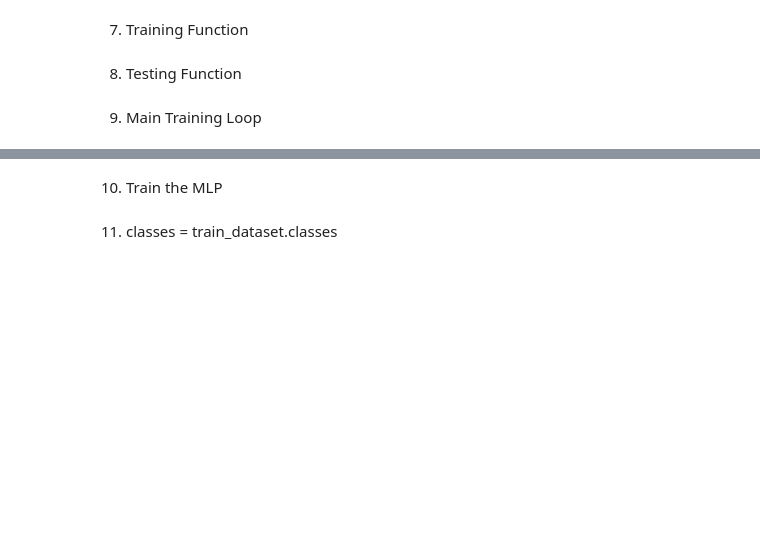
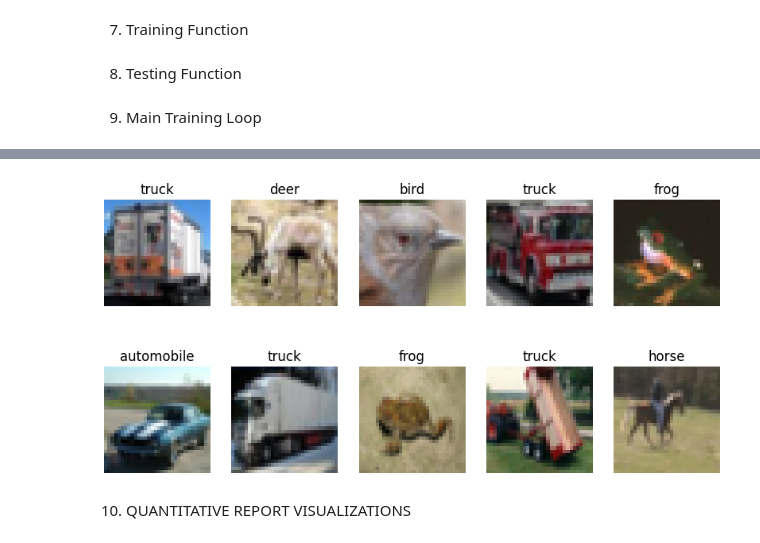
Before and after one commit to OistrakhAleksandra/MachineLearning_CNN_and_MLP_Project, a Jupyter notebook: Instructions/Project_#2_Original_Code.ipynb, the cells around one changed output, grey strips where cells are left out. Saved outputs shown, nothing was run; the diff lists cells and outputs as text; code cells hidden in the pictures; blank space fills up the shorter version.

```diff
--- a/Instructions/Project_#2_Original_Code.ipynb
+++ b/Instructions/Project_#2_Original_Code.ipynb
@@ -127,14 +121,10 @@ class InitialMLP(nn.Module):
 # %% [markdown]
 6. Initialize Network
 # %%
+# --- Optimization Setup for CNN ---
 model = InitialCNN().to(device)
-
 criterion = nn.CrossEntropyLoss()
-
-optimizer = optim.Adam(
-    model.parameters(),
-    lr=0.001
-)
+optimizer = optim.Adam(model.parameters(), lr=0.001)
 # %% [markdown]
 7. Training Function
 # %%
@@ -228,36 +201,55 @@ def test(model, loader):
 # %%
 num_epochs = 15
 
-train_losses = []
-test_losses = []
-
-train_accs = []
-test_accs = []
+train_losses, test_losses = [], []
+train_accs, test_accs = [], []
+all_gradients = {}
 
 for epoch in range(num_epochs):
-
-    train_loss, train_acc, grad_norms = train(
-        model,
-        train_loader
-    )
-
-    test_loss, test_acc = test(
-        model,
-        test_loader
-    )
+    train_loss, train_acc, avg_gradients = train(model, train_loader)
+    test_loss, test_acc = test(model, test_loader)
 
     train_losses.append(train_loss)
     test_losses.append(test_loss)
-
     train_accs.append(train_acc)
     test_accs.append(test_acc)
 
-    print(f"Epoch {epoch+1}/{num_epochs}")
+    # Accumulating batch metrics into long-term history dictionaries
+    for layer_name, grad_value in avg_gradients.items():
+        if layer_name not in all_gradients:
+            all_gradients[layer_name] = []
+        all_gradients[layer_name].append(grad_value)
 
-    print(f"Train Loss: {train_loss:.4f}")
-    print(f"Train Accuracy: {train_acc:.2f}%")
+    print(f"Epoch {epoch + 1}/{num_epochs}")
+    print(f"Training Loss: {train_loss:.4f}")
+    print(f"Training Accuracy: {train_acc:.2f}%")
+    print(f"Test Accuracy: {test_acc:.2f}%")
+    print("-" * 50)
 
-    print(f"Test Loss: {test_loss:.4f}")
-    print(f"Test Accuracy: {test_acc:.2f}%")
+# --- Quantitative Historical Summary Breakdown ---
+print("\nFINAL EVALUATION SUMMARY")
+print("=" * 50)
+for epoch in range(num_epochs):
+    print(f"Epoch {epoch + 1}")
+    print(f"Training Loss: {train_losses[epoch]:.4f}")
+    print(f"Training Accuracy: {train_accs[epoch]:.2f}%")
+    print(f"Test Accuracy: {test_accs[epoch]:.2f}%")
+    print("-" * 50)
 
-    print("-" * 40)
+# --- Optimization Setup for MLP Block (Task 2 Readiness Setup) ---
+mlp_model = InitialMLP().to(device)
+mlp_optimizer = optim.Adam(mlp_model.parameters(), lr=0.001)
+
+# --- Sample Dataset Structural Verification ---
+classes = train_dataset.classes
+images, labels = next(iter(train_loader))
+
+fig, axes = plt.subplots(2, 5, figsize=(10, 5))
+for i, ax in enumerate(axes.flat):
+    img = images[i] / 2 + 0.5  # Denormalizing pixel distributions
+    img = img.permute(1, 2, 0)
+    ax.imshow(img)
+    ax.set_title(classes[labels[i]])
+    ax.axis('off')
+plt.show()
+# %% [output]
@@ -264,2 +273 @@ for epoch in range(num_epochs):
+[figure, added]
-# %% [markdown]
-10. Train the MLP
@@ -275,2 +274,2 @@ optimizer = optim.Adam(
 # %% [markdown]
-11. classes = train_dataset.classes
+10. QUANTITATIVE REPORT VISUALIZATIONS
```
Also changed, not shown: parts of 14 cells of this notebook, 4 other files.
